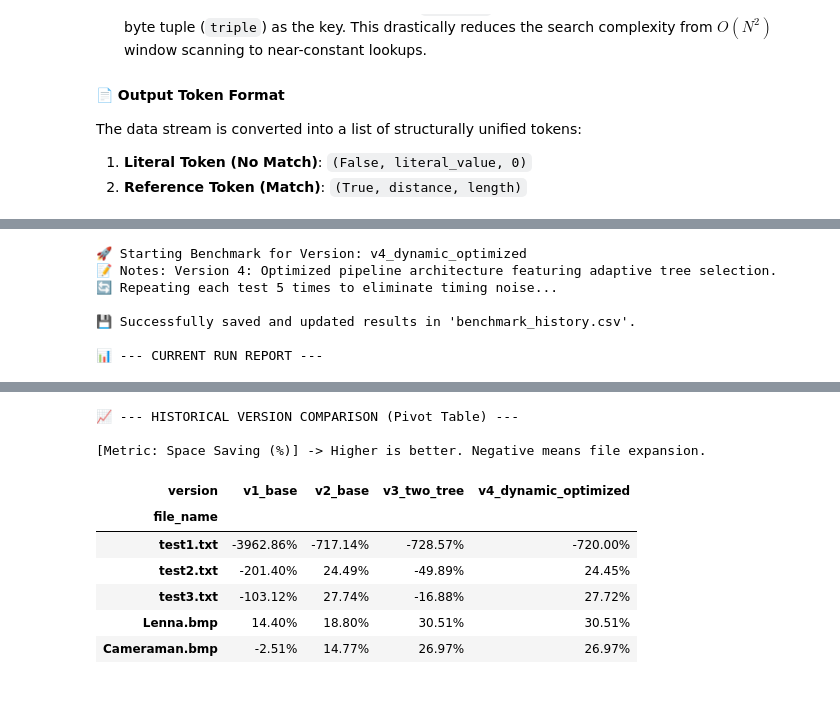
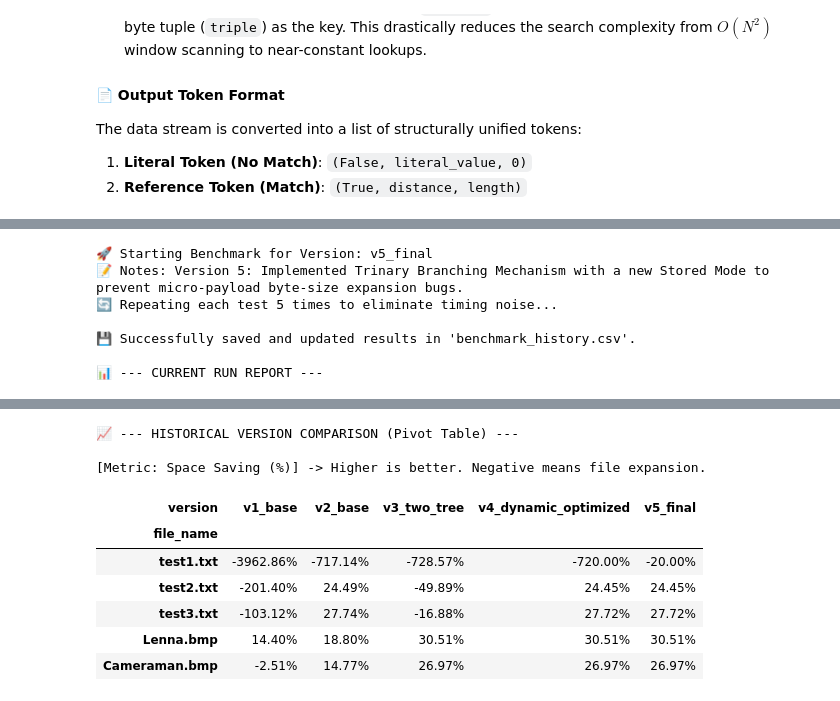
Before and after one commit to UsoNemophila/UniCompressor-Final-Report, a Jupyter notebook: main.ipynb, the cells around one changed output, grey strips where cells are left out. Saved outputs shown, nothing was run; the diff lists cells and outputs as text; code cells hidden in the pictures.

```diff
--- a/main.ipynb
+++ b/main.ipynb
@@ -353,11 +330,11 @@ def my_custom_compress(original_data: bytes) -> bytes:
     if not original_data:
         return b""
 
-    # Pre-processing stage: Eliminate first-order entropy and duplicate sequences
+    orig_len = len(original_data)
     delta_data = delta_encode(original_data)
     lz77_tokens = lz77_compress(delta_data)
 
-    # ------------------ Simulation: Mode 0 (Single Consolidated Tree) ------------------
+    # ------------------ PRE-COMPUTATION ESTIMATION: MODE 0 ------------------
     m0_frequencies = Counter()
     for is_match, val, length in lz77_tokens:
         if not is_match:
@@ -367,7 +344,6 @@ def my_custom_compress(original_data: bytes) -> bytes:
     m0_frequencies[256] += 1  # 256 acts as the End-of-Stream (EOF) boundary marker
 
     m0_lengths = get_huffman_lengths(m0_frequencies, 258)
-
     m0_bit_payload = 0
     for is_match, val, length in lz77_tokens:
         if not is_match:
@@ -379,7 +355,7 @@ def my_custom_compress(original_data: bytes) -> bytes:
     # Equation: Base Header(6B) + Mode Flag(1B) + Fixed Tree Table(258B) + Bitstream Payload
     m0_total_estimate = 6 + 1 + 258 + ((m0_bit_payload + 7) // 8)
 
-    # ------------------ Simulation: Mode 1 (Dual Split Trees) ------------------
+    # ------------------ PRE-COMPUTATION ESTIMATION: MODE 1 ------------------
     m1_lit_len_freqs = Counter()
     m1_dist_freqs = Counter()
     for is_match, val, length in lz77_tokens:
@@ -409,13 +385,22 @@ def my_custom_compress(original_data: bytes) -> bytes:
     # Equation: Base Header(6B) + Mode(1B) + TreeA_Bound(2B) + TreeA + TreeB_Bound(2B) + TreeB + Payload
     m1_total_estimate = 6 + 1 + 2 + (max_lit_len_used + 1) + 2 + (max_dist_used + 1) + ((m1_bit_payload + 7) // 8)
 
-    # ------------------ 🌟 Intelligent Optimization Decision ------------------
+    # ------------------ 🌟 TRINARY BRANCH DECISION ROUTER ------------------
     chosen_mode = 0 if m0_total_estimate <= m1_total_estimate else 1
+    best_compressed_estimate = min(m0_total_estimate, m1_total_estimate)
 
-    # ------------------ Binary Pack Preparation ------------------
+    # 🛡️ DEFENSE: Forces raw pass-through if structural bitstream footprint exceeds absolute uncompressed ceiling
+    if best_compressed_estimate >= (orig_len + 7):
+        chosen_mode = 2
+
+    # ------------------ PHYSICAL STREAM ENCAPSULATION ------------------
     header = bytearray()
     header += struct.pack("<2sI", b"MY", len(original_data))
     header.append(chosen_mode)
+
+    if chosen_mode == 2:
+        # 🌟 WHY: Directly binds raw stream onto backend of header to completely escape encoding cost inflation
+        return bytes(header) + original_data
 
     writer = BitWriter()
 
@@ -437,7 +422,7 @@ def my_custom_compress(original_data: bytes) -> bytes:
         end_str = huff_table[256]
         writer.write_bits(int(end_str, 2), len(end_str))
 
-    else:
+    elif chosen_mode == 1:
         header += struct.pack("<H", max_lit_len_used)
         for i in range(max_lit_len_used + 1):
             header.append(m1_lit_len_lengths[i])
@@ -481,10 +466,15 @@ def my_custom_decompress(compressed_bytes: bytes) -> bytes:
 
     magic, orig_size = struct.unpack("<2sI", compressed_bytes[:6])
     if magic != b"MY":
-        raise ValueError("Invalid compressed archive format signature.")
+        raise ValueError("Invalid target compressed system signature format exception.")
 
     chosen_mode = compressed_bytes[6]
     idx = 7
+
+    if chosen_mode == 2:
+        # 🌟 WHY: Slices out raw storage segment immediately using header metadata length mapping
+        return compressed_bytes[idx:idx+orig_size]
+
     output = bytearray()
 
     if chosen_mode == 0:
@@ -588,8 +578,8 @@ from collections import Counter
 # EXPERIMENT CONFIGURATION
 # ==========================================
 # Change these variables every time you upgrade your algorithm
-CURRENT_VERSION = "v4_dynamic_optimized"
-VERSION_NOTES = "Version 4: Optimized pipeline architecture featuring adaptive tree selection."
+CURRENT_VERSION = "v5_final"
+VERSION_NOTES = "Version 5: Implemented Trinary Branching Mechanism with a new Stored Mode to prevent micro-payload byte-size expansion bugs."
 
 # Benchmark settings
 HISTORY_FILE = "benchmark_history.csv"
@@ -735,8 +725,8 @@ def run_benchmark_with_history():
 # Execute the benchmark
 run_benchmark_with_history()
 # %% [output]
-🚀 Starting Benchmark for Version: v4_dynamic_optimized
-📝 Notes: Version 4: Optimized pipeline architecture featuring adaptive tree selection.
+🚀 Starting Benchmark for Version: v5_final
+📝 Notes: Version 5: Implemented Trinary Branching Mechanism with a new Stored Mode to prevent micro-payload byte-size expansion bugs.
 🔄 Repeating each test 5 times to eliminate timing noise...
 
 💾 Successfully saved and updated results in 'benchmark_history.csv'.
@@ -751,10 +741,10 @@ run_benchmark_with_history()
 📈 --- HISTORICAL VERSION COMPARISON (Pivot Table) ---
 
 [Metric: Space Saving (%)] -> Higher is better. Negative means file expansion.
-| version | v1_base | v2_base | v3_two_tree | v4_dynamic_optimized |
-| file_name |  |  |  |  |
-| test1.txt | -3962.86% | -717.14% | -728.57% | -720.00% |
-| test2.txt | -201.40% | 24.49% | -49.89% | 24.45% |
-| test3.txt | -103.12% | 27.74% | -16.88% | 27.72% |
-| Lenna.bmp | 14.40% | 18.80% | 30.51% | 30.51% |
-| Cameraman.bmp | -2.51% | 14.77% | 26.97% | 26.97% |
+| version | v1_base | v2_base | v3_two_tree | v4_dynamic_optimized | v5_final |
+| file_name |  |  |  |  |  |
+| test1.txt | -3962.86% | -717.14% | -728.57% | -720.00% | -20.00% |
+| test2.txt | -201.40% | 24.49% | -49.89% | 24.45% | 24.45% |
+| test3.txt | -103.12% | 27.74% | -16.88% | 27.72% | 27.72% |
+| Lenna.bmp | 14.40% | 18.80% | 30.51% | 30.51% | 30.51% |
+| Cameraman.bmp | -2.51% | 14.77% | 26.97% | 26.97% | 26.97% |
```
Also changed, not shown: parts of 3 cells of this notebook.
